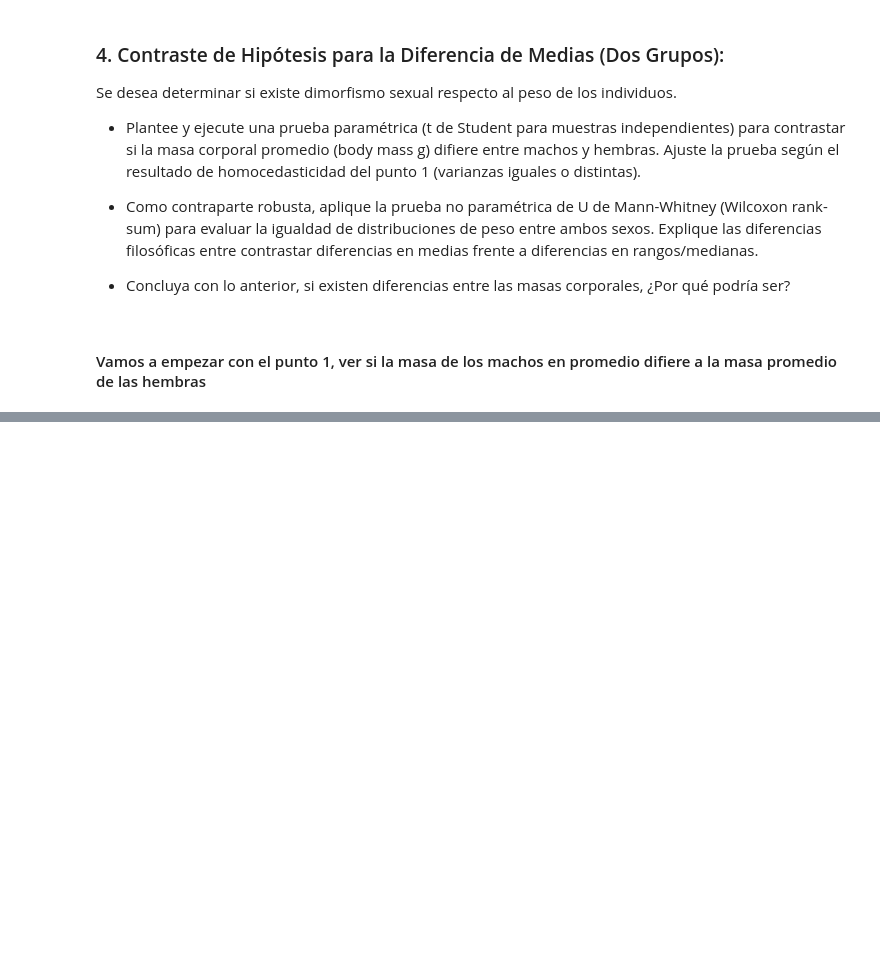
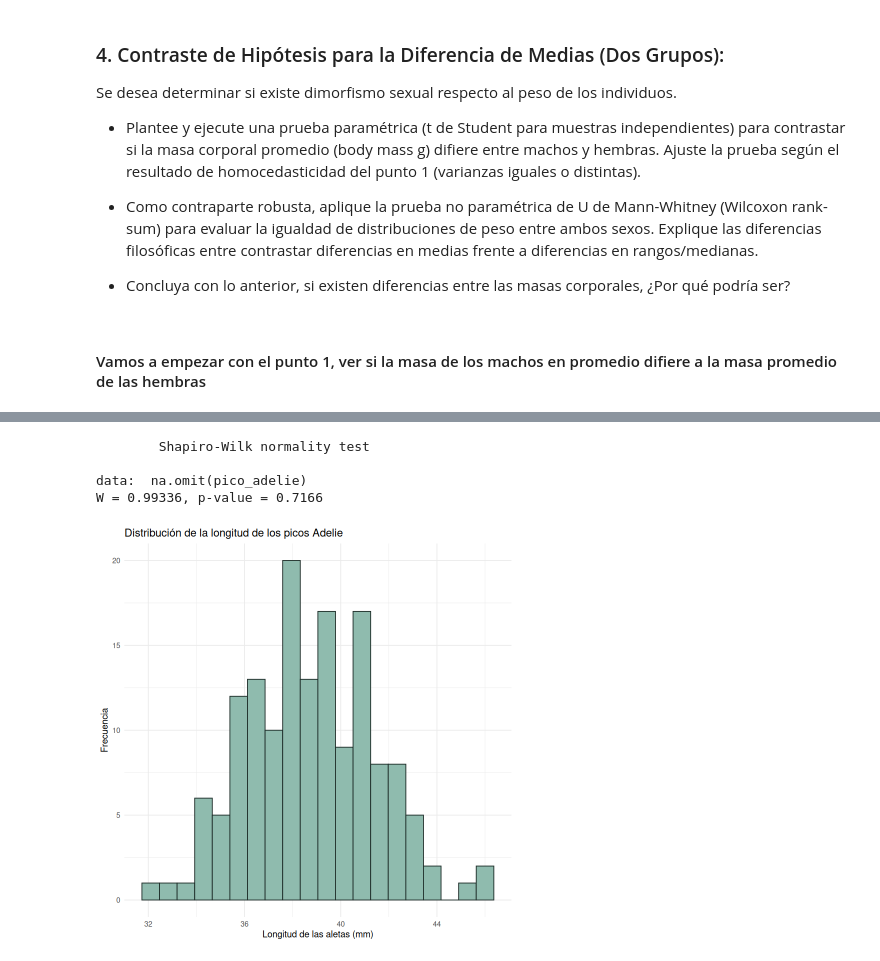
Before and after one commit to JPMtz65/Ciencia-de-Datos, a Jupyter notebook: M1/Tarea1/pinguinos.ipynb, the cells around one changed output, grey strips where cells are left out. Drawn from its saved outputs; the diff is of its cells as text; code cells hidden in the pictures; blank space fills up the shorter version.

```diff
--- a/M1/Tarea1/pinguinos.ipynb
+++ b/M1/Tarea1/pinguinos.ipynb
@@ -386,0 +464,20 @@ Se desea determinar si existe dimorfismo sexual respecto al peso de los individu
+# %%
+pico_adelie = c(pull(filter(.data = penguins, species == 'Adelie'),var = 'bill_length_mm'))
+pico_chinstrap = c(pull(filter(.data = penguins, species == 'Chinstrap'),var = 'bill_length_mm'))
+pico_gentoo = c(pull(filter(.data = penguins, species == 'Gentoo'),var = 'bill_length_mm'))
+# %%
+ggplot(data = filter(.data = penguins, species == 'Adelie'), aes(x = bill_length_mm)) +
+  geom_histogram(
+    fill = "#8fbbae",
+    color = "#1e2d29",
+    bins = 20
+  ) +
+  labs(
+    title = "Distribución de la longitud de los picos Adelie",
+    x = "Longitud de las aletas (mm)",
+    y = "Frecuencia"
+  ) +
+  theme_minimal()
+
+shapiro.test(na.omit(pico_adelie))
+# %% [output]
@@ -386,0 +486,5 @@ Se desea determinar si existe dimorfismo sexual respecto al peso de los individu
+        Shapiro-Wilk normality test
+
+data:  na.omit(pico_adelie)
+W = 0.99336, p-value = 0.7166
+[figure, added]
```
Also changed, not shown: parts of 11 cells of this notebook, 2 other files.
